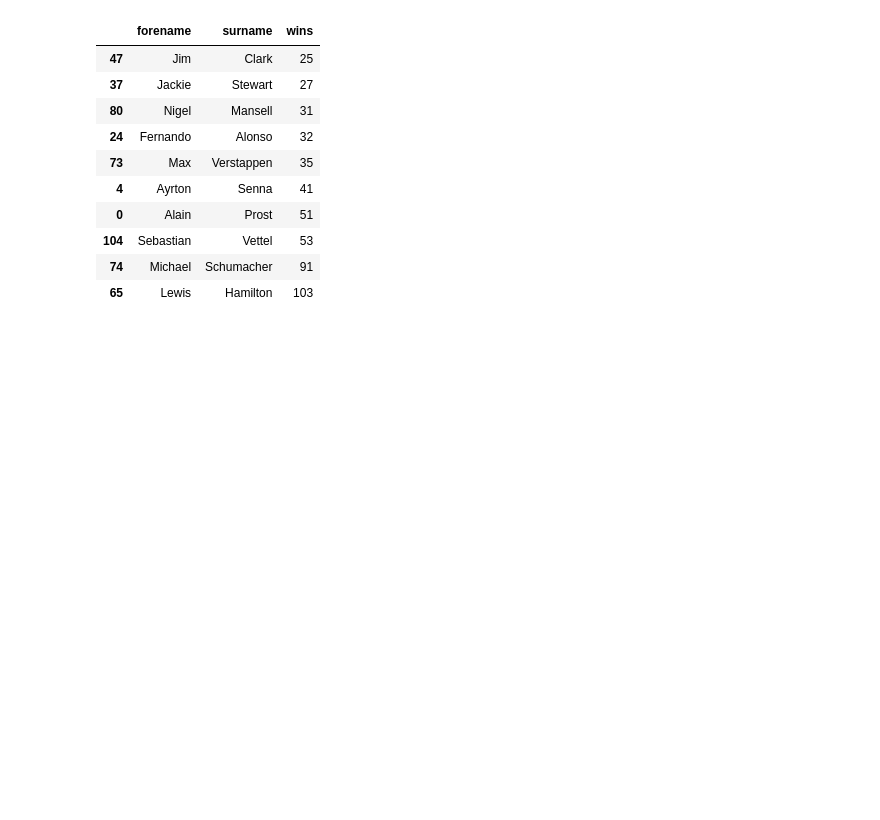
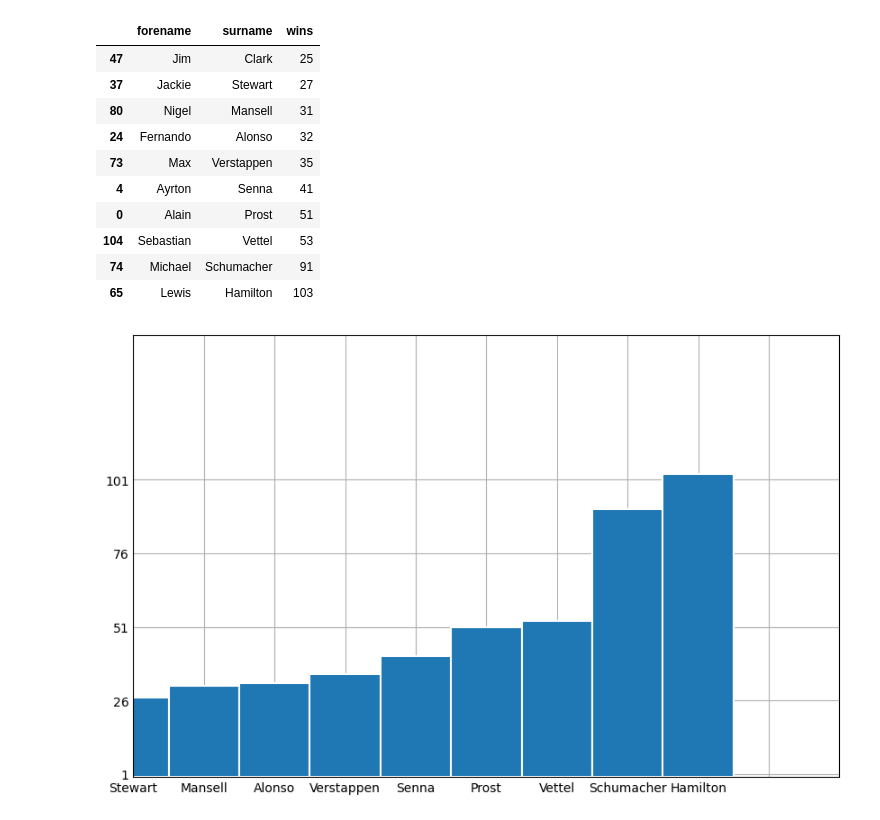
Before and after one commit to dinhocamp/project0, a Jupyter notebook: index.ipynb, the cells around one changed output. Drawn from its saved outputs; the diff is of its cells as text; code cells hidden in the pictures; blank space fills up the shorter version.

```diff
--- a/index.ipynb
+++ b/index.ipynb
@@ -238,7 +244,8 @@ memory usage: 1.8 MB
 # %%
 wins = dfsp[dfsp['positionOrder']==1]
 wins['year'] = [m[:4] for m in wins['date']]
-wins = wins.groupby([wins['forename'],wins['surname']])['positionOrder'].count().reset_index(name='wins')
+winst = wins.groupby([wins['forename'],wins['surname']])['positionOrder'].count().reset_index(name='wins')
+wins = wins.groupby([wins['forename'],wins['surname'],wins['year'].astype('int32')])['positionOrder'].count().reset_index(name='wins')
 # %% [output]
 A value is trying to be set on a copy of a slice from a DataFrame.
 Try using .loc[row_indexer,col_indexer] = value instead
@@ -264,5 +254,6 @@ wins
 # %%
-top10=wins.tail(10)
+winst=winst.sort_values(by='wins')
+top10=winst.tail(10)
 top10
 # %% [output]
 |  | forename | surname | wins |
@@ -276,3 +267,22 @@ top10
 | 104 | Sebastian | Vettel | 53 |
 | 74 | Michael | Schumacher | 91 |
 | 65 | Lewis | Hamilton | 103 |
+# %%
+# plt.style.use('_mpl-gallery')
+plt.rcParams["figure.figsize"] = (8,5)
+# plt.xlabel('xlabel', fontsize=18)
+
+x = top10['surname']
+y = top10['wins']
+
+# plot
+fig, ax = plt.subplots()
+
+ax.bar(x, y, width=1, edgecolor="white", linewidth=1.5)
+
+ax.set(xlim=(1, 11), xticks=np.arange(1, 12),
+       ylim=(0, 150), yticks=np.arange(1, 105,25))
+
+plt.show()
+# %% [output]
+[figure, added]
```
Also changed, not shown: parts of 4 cells of this notebook.
